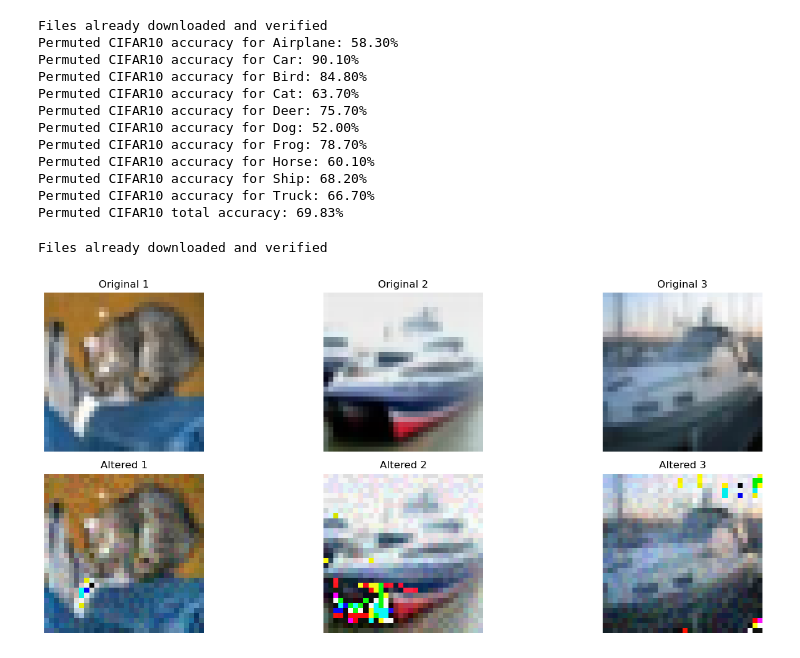
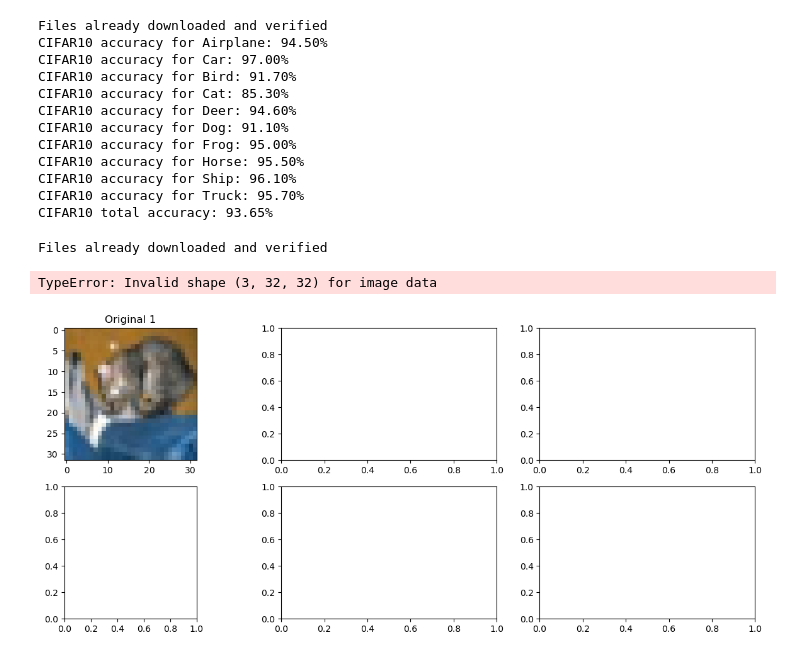
Before and after one commit to V-G-spec/DLProject-MLP, a Jupyter notebook: Experiments/Charles/VGG/cifar-10_VGG.ipynb, the cells around one changed output. Saved outputs shown, nothing was run; the diff lists cells and outputs as text; code cells hidden in the pictures.

```diff
--- a/Experiments/Charles/VGG/cifar-10_VGG.ipynb
+++ b/Experiments/Charles/VGG/cifar-10_VGG.ipynb
@@ -11,7 +11,7 @@ from vgg_models.resnet import resnet50
 device = torch.device("cuda" if torch.cuda.is_available() else "cpu")
 
 # -------- list of altered datasets -------
-altered_datasets = ['cifar10_permuted_block_size_8.pth', 'cifar10_permuted_block_size_16.pth', 'cifar10_fgsa_VGG.pth', 'cifar10_fgsa_MLP.pth', 'cifar10_fgsa_resnet50.pth', 'cifar10_fgsa_densenet169.pth', 'cifar10_pgd_VGG_eps_5.pth', 'cifar10_fgsa_vgg13_bn_eval_10.pth','cifar10_fgsa_densenet169_eval_10.pth']
+altered_datasets = ['cifar10_permuted_block_size_8.pth', 'cifar10_permuted_block_size_16.pth', 'cifar10_fgsa_VGG.pth', 'cifar10_fgsa_MLP.pth', 'cifar10_fgsa_resnet50.pth', 'cifar10_fgsa_densenet169.pth', 'cifar10_pgd_VGG_eps_5.pth', 'cifar10_fgsa_densenet169_eval_10.pth']
 
 # ---------- Load the CIFAR-10 test dataset -------------
 
@@ -51,7 +51,7 @@ altered_dataset = CustomDataset(loaded_dataset, transform = transform)
 altered_loader = DataLoader(altered_dataset, batch_size=1024, shuffle=False)
 
 # ------------- Load the pretrained model ------------
-pretrained_model = densenet169(pretrained=True) # choose from the different models: vgg13_bn, densenet169, resnet50
+pretrained_model = resnet50(pretrained=True) # choose from the different models: vgg13_bn, densenet169, resnet50
 pretrained_model = pretrained_model.to(device)
 pretrained_model.eval()
 
@@ -94,53 +94,57 @@ def accuracy_calc(loader, classes, dataset):
     print(f'{dataset} total accuracy: {100 * total_accuracy/10:.2f}%')
 
 classes  = ['Airplane', 'Car', 'Bird', 'Cat', 'Deer', 'Dog', 'Frog', 'Horse', 'Ship', 'Truck']
-#accuracy_calc(test_loader, classes, 'CIFAR10')
-accuracy_calc(altered_loader, classes, 'Permuted CIFAR10')
+accuracy_calc(test_loader, classes, 'CIFAR10')
+#accuracy_calc(altered_loader, classes, 'Permuted CIFAR10')
 # %% [output]
 Files already downloaded and verified
-Permuted CIFAR10 accuracy for Airplane: 58.30%
-Permuted CIFAR10 accuracy for Car: 90.10%
-Permuted CIFAR10 accuracy for Bird: 84.80%
-Permuted CIFAR10 accuracy for Cat: 63.70%
-Permuted CIFAR10 accuracy for Deer: 75.70%
-Permuted CIFAR10 accuracy for Dog: 52.00%
-Permuted CIFAR10 accuracy for Frog: 78.70%
-Permuted CIFAR10 accuracy for Horse: 60.10%
-Permuted CIFAR10 accuracy for Ship: 68.20%
-Permuted CIFAR10 accuracy for Truck: 66.70%
-Permuted CIFAR10 total accuracy: 69.83%
+CIFAR10 accuracy for Airplane: 94.50%
+CIFAR10 accuracy for Car: 97.00%
+CIFAR10 accuracy for Bird: 91.70%
+CIFAR10 accuracy for Cat: 85.30%
+CIFAR10 accuracy for Deer: 94.60%
+CIFAR10 accuracy for Dog: 91.10%
+CIFAR10 accuracy for Frog: 95.00%
+CIFAR10 accuracy for Horse: 95.50%
+CIFAR10 accuracy for Ship: 96.10%
+CIFAR10 accuracy for Truck: 95.70%
+CIFAR10 total accuracy: 93.65%
 # %%
 import matplotlib.pyplot as plt
 import numpy as np
 
+altered_datasets = ['cifar10_permuted_block_size_8.pth', 'cifar10_permuted_block_size_16.pth', 'cifar10_fgsa_VGG.pth', 'cifar10_fgsa_MLP.pth', 'cifar10_fgsa_resnet50.pth', 'cifar10_fgsa_densenet169.pth', 'cifar10_pgd_VGG_eps_5.pth', 'cifar10_fgsa_vgg13_bn_eval_10.pth','cifar10_pgd_VGG.pth']
+
 test_dataset = datasets.CIFAR10(root='./data', train=False, download=True, transform=None)
-loaded_dataset = torch.load('cifar10_fgsa_resnet50_eval_10.pth')
-altered_dataset = CustomDataset(loaded_dataset, transform = transforms.Resize(32))
+loaded_dataset = torch.load(altered_datasets[-1])
+t = transforms.Compose([transforms.ToTensor()])
+altered_dataset = CustomDataset(loaded_dataset, transform = t)
 
 
 # Create a subplot for each image
 fig, axes = plt.subplots(2, 3, figsize=(15, 6))
 
 for i in range(3):
     # Original image
     original_image, _ = test_dataset[i]
     axes[0, i].imshow(np.array(original_image))
     axes[0, i].set_title(f'Original {i + 1}')
 
     # Altered image
     altered_image, _ = altered_dataset[i]
     axes[1, i].imshow(np.array(altered_image))
     axes[1, i].set_title(f'Altered {i + 1}')
 
 # Hide the axes
 for ax in axes.flatten():
     ax.axis('off')
 
 plt.tight_layout()
 plt.show()
 # %% [output]
 Files already downloaded and verified
+TypeError: Invalid shape (3, 32, 32) for image data
-[figure, old version]
+[figure, new version]
 # %%
 print(altered_dataset[0][0])
 # %% [output]
```
Also changed, not shown: parts of 2 cells of this notebook, 3 other files.
